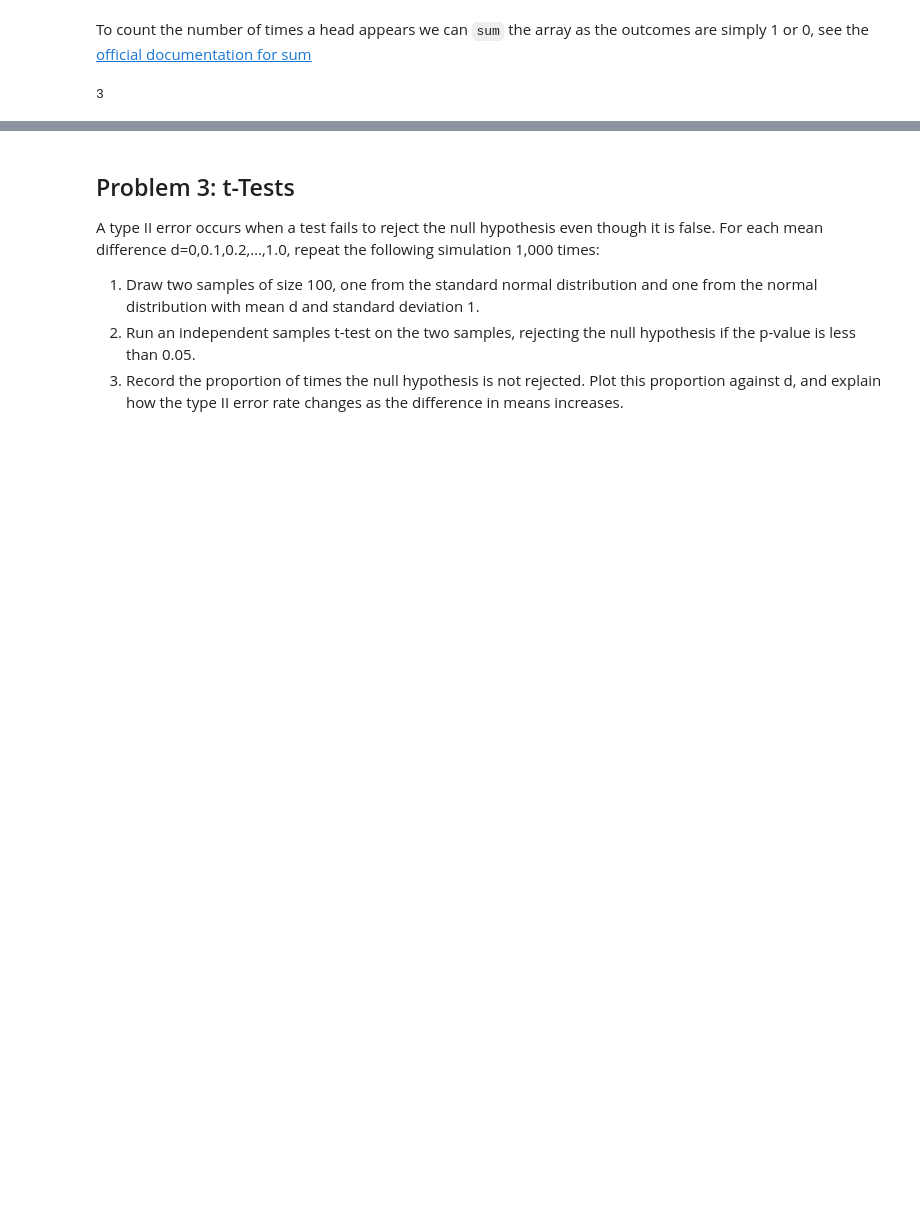
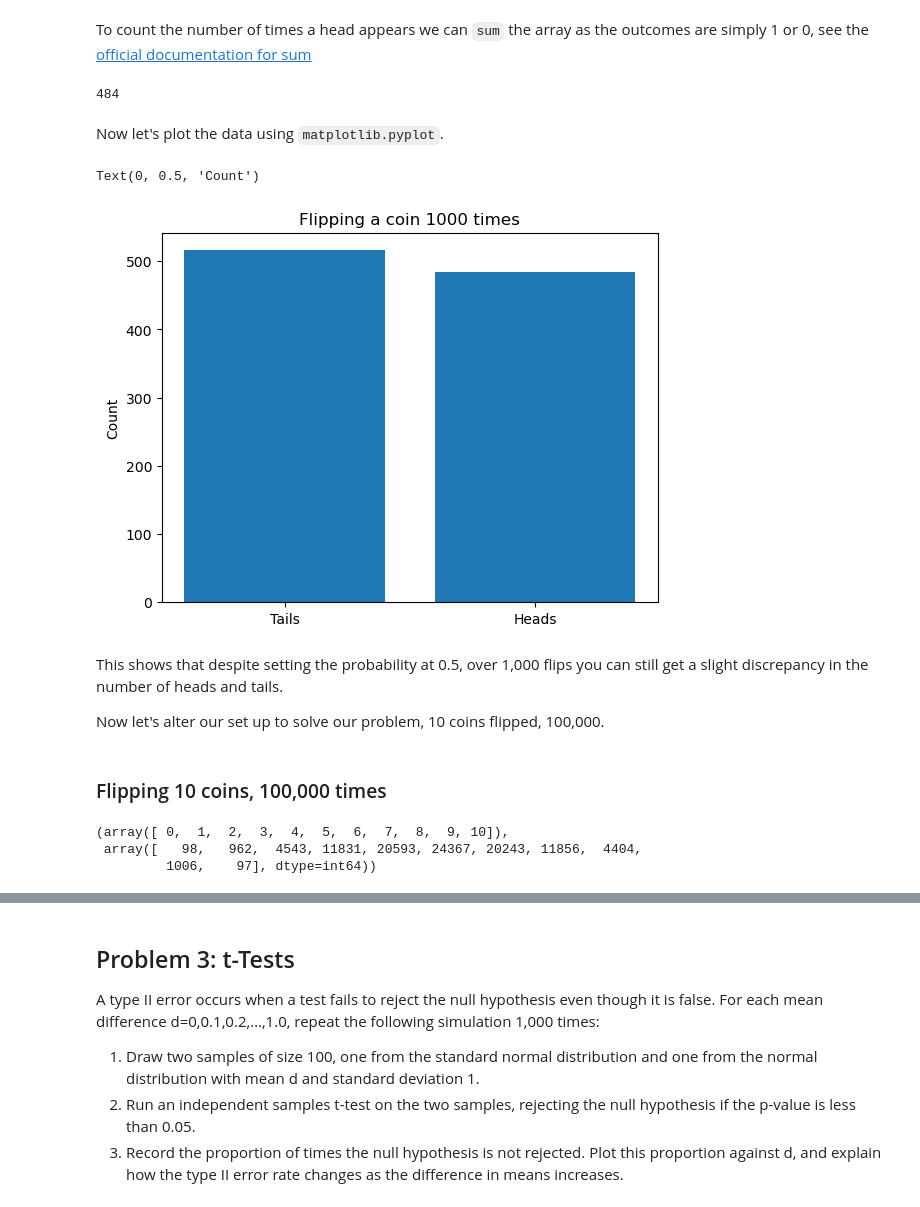
Before and after one commit to kknb1982/applied_statistics, a Jupyter notebook: problems.ipynb, the cells around one changed output, grey strips where cells are left out. Cells and saved outputs as stored; diff of their text form; code cells hidden in the pictures; blank space fills up the shorter version.

```diff
--- a/problems.ipynb
+++ b/problems.ipynb
@@ -370,6 +370,6 @@ To flip a single coin multiple times, we add the number of flips to the paramete
 # %%
 # Flipping a fair coin 10 times
-flips = np.random.binomial(1, 0.5, 10)
+flips = np.random.binomial(1, 0.5, 1000)
 
 # Show the result
 flips
@@ -385,4 +401,49 @@ heads = flips.sum()
 # Show the result
 heads
 # %% [output]
-3
+484
+# %% [markdown]
+Now let's plot the data using `matplotlib.pyplot`.
+# %%
+# Create a blank plot
+fig, ax = plt.subplots()
+
+# Create a bar chart
+ax.bar([0, 1], [1000 - heads, heads])
+
+# Add x labels.
+ax.set_xticks([0, 1], labels=['Tails', 'Heads'])
+
+# Add title.
+ax.set_title('Flipping a coin 1000 times')
+
+# Add axis label.
+ax.set_ylabel('Count')
+# %% [output]
+Text(0, 0.5, 'Count')
+[figure, added]
+# %% [markdown]
+This shows that despite setting the probability at 0.5, over 1,000 flips you can still get a slight discrepancy in the number of heads and tails.
+
+Now let's alter our set up to solve our problem, 10 coins flipped, 100,000.
+# %% [markdown]
+### Flipping 10 coins, 100,000 times
+# %%
+# Number of coins to flip.
+n = 10
+
+# Number of times to do it.
+k = 100000
+
+# Flip 10 coins coins 100,000 times.
+nflips = np.random.binomial(n, 0.5, k)
+
+# Count the number of times each value occurs.
+uniques, counts = np.unique(nflips, return_counts=True)
+
+# Show.
+uniques, counts
+# %% [output]
+(array([ 0,  1,  2,  3,  4,  5,  6,  7,  8,  9, 10]),
+ array([   98,   962,  4543, 11831, 20593, 24367, 20243, 11856,  4404,
+         1006,    97], dtype=int64))
```
Also changed, not shown: parts of 14 cells of this notebook.
